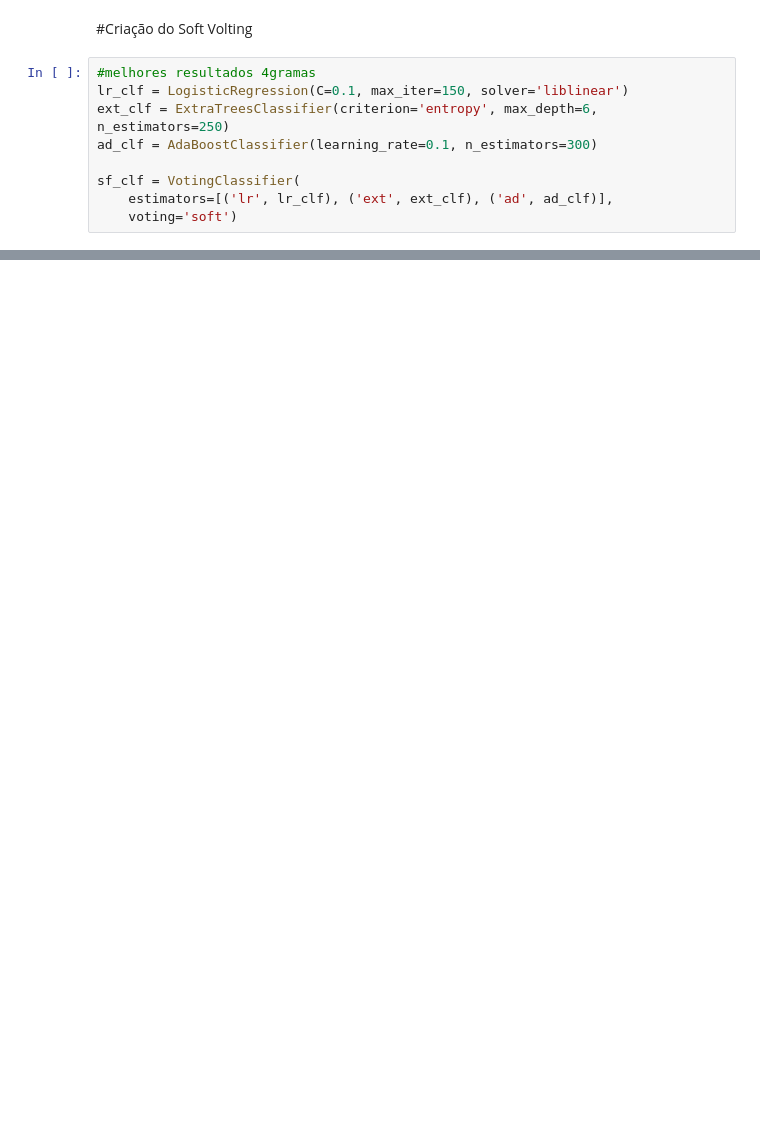
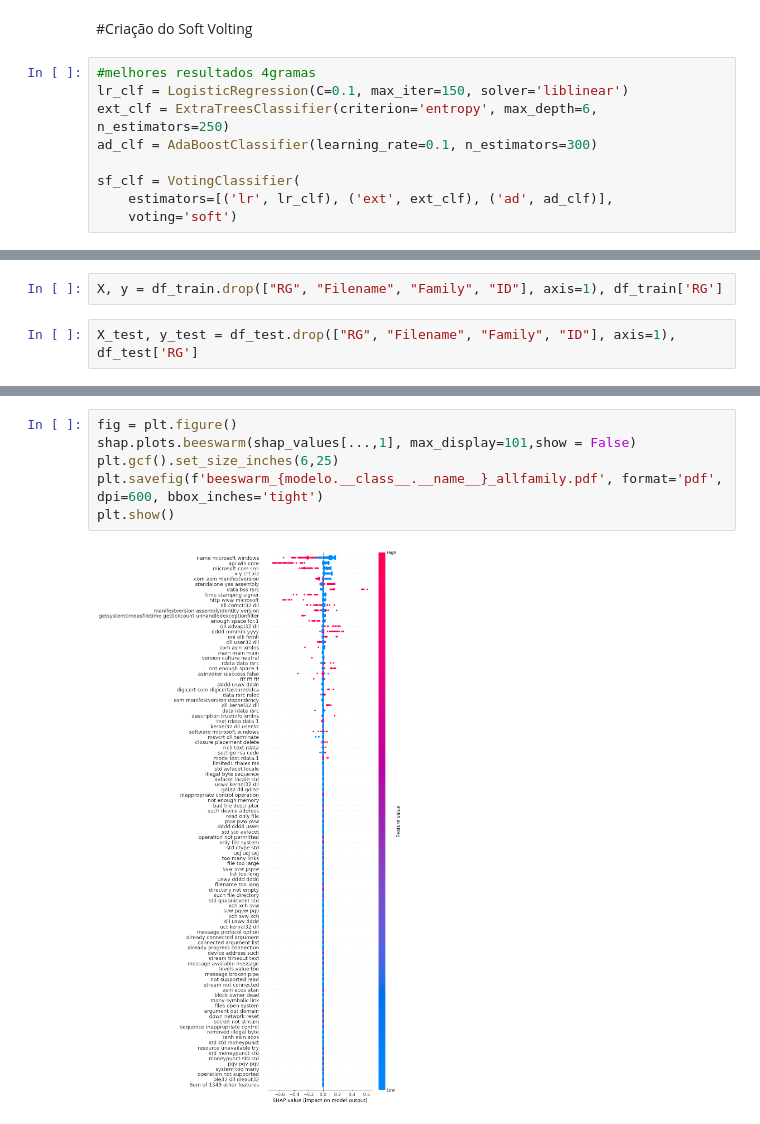
Before and after one commit to kevengoncalves-git/tecnicas_adversarias, a Jupyter notebook: Inserir_N_gramas_de_Shap_em_EXE.ipynb, the cells around one changed output, grey strips where cells are left out. Saved outputs shown, nothing was run; the diff lists cells and outputs as text; blank space fills up the shorter version.

```diff
--- a/Inserir_N_gramas_de_Shap_em_EXE.ipynb
+++ b/Inserir_N_gramas_de_Shap_em_EXE.ipynb
@@ -46,0 +36,4 @@ sf_clf = VotingClassifier(
+# %%
+X, y = df_train.drop(["RG", "Filename", "Family", "ID"], axis=1), df_train['RG']
+# %%
+X_test, y_test = df_test.drop(["RG", "Filename", "Family", "ID"], axis=1), df_test['RG']
@@ -46,0 +99,8 @@ sf_clf = VotingClassifier(
+# %%
+fig = plt.figure()
+shap.plots.beeswarm(shap_values[...,1], max_display=101,show = False)
+plt.gcf().set_size_inches(6,25)
+plt.savefig(f'beeswarm_{modelo.__class__.__name__}_allfamily.pdf', format='pdf', dpi=600, bbox_inches='tight')
+plt.show()
+# %% [output]
+[figure, added]
```
Also changed, not shown: parts of 14 cells of this notebook.
